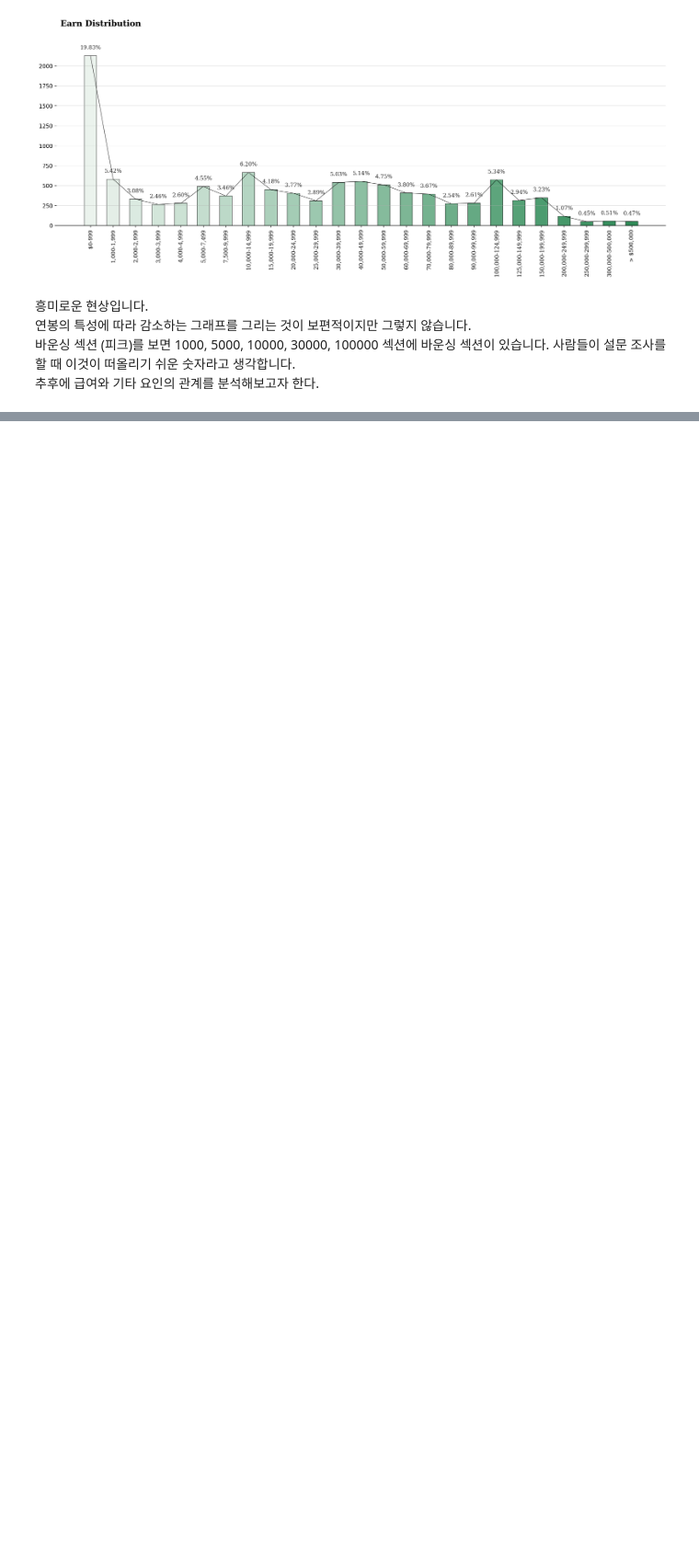
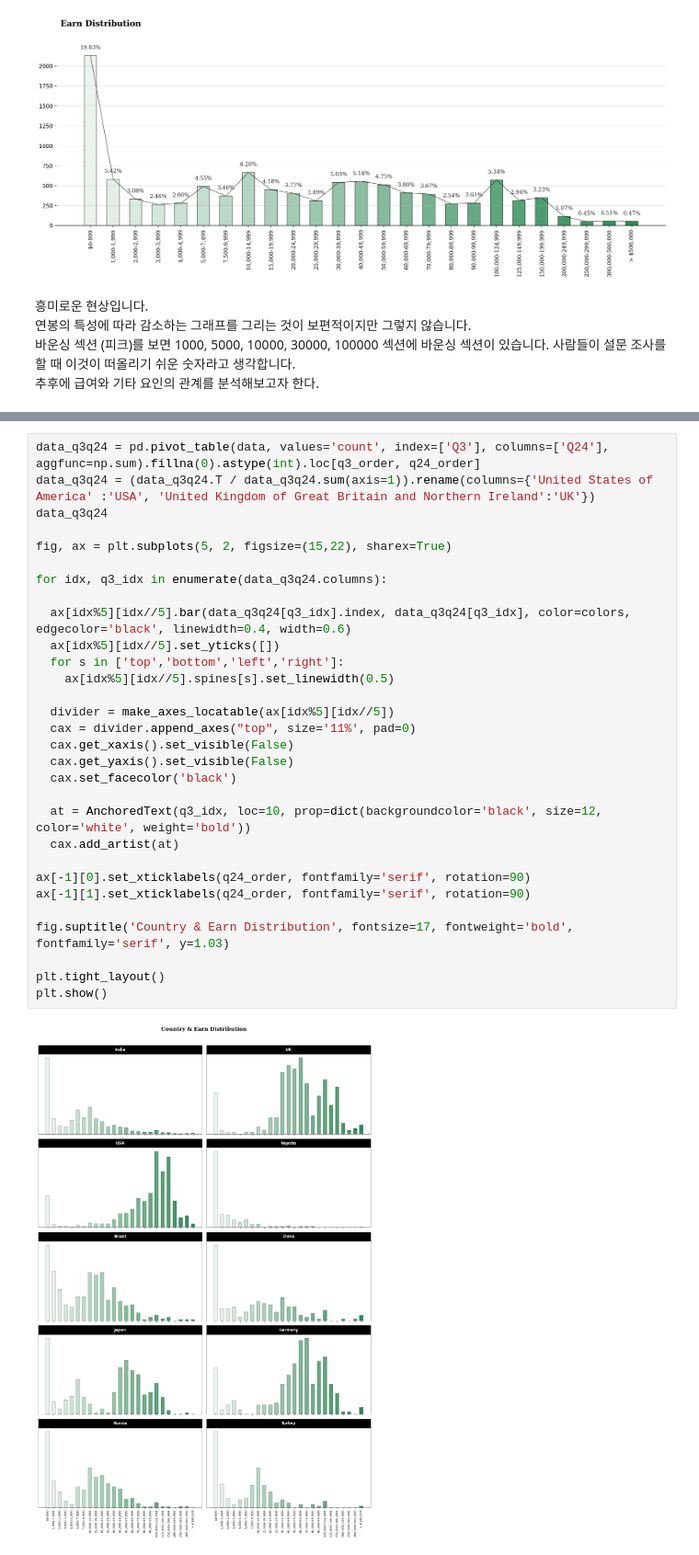
Before and after one commit to OH1107/Kaggle, a Jupyter notebook: 2020 Kaggle Machine Learning & Data Science Survey/[Kaggle_2020]_Visualization_&_Analysis.ipynb, the cells around one changed output, grey strips where cells are left out. Shown at 92% size. Saved outputs shown, nothing was run; the diff lists cells and outputs as text; blank space fills up the shorter version.

```diff
--- a/2020 Kaggle Machine Learning & Data Science Survey/[Kaggle_2020]_Visualization_&_Analysis.ipynb
+++ b/2020 Kaggle Machine Learning & Data Science Survey/[Kaggle_2020]_Visualization_&_Analysis.ipynb
@@ -507,0 +581,32 @@ plt.show()
+# %%
+data_q3q24 = pd.pivot_table(data, values='count', index=['Q3'], columns=['Q24'], aggfunc=np.sum).fillna(0).astype(int).loc[q3_order, q24_order]
+data_q3q24 = (data_q3q24.T / data_q3q24.sum(axis=1)).rename(columns={'United States of America' :'USA', 'United Kingdom of Great Britain and Northern Ireland':'UK'})
+data_q3q24
+
+fig, ax = plt.subplots(5, 2, figsize=(15,22), sharex=True)
+
+for idx, q3_idx in enumerate(data_q3q24.columns):
+
+  ax[idx%5][idx//5].bar(data_q3q24[q3_idx].index, data_q3q24[q3_idx], color=colors, edgecolor='black', linewidth=0.4, width=0.6)
+  ax[idx%5][idx//5].set_yticks([])
+  for s in ['top','bottom','left','right']:
+    ax[idx%5][idx//5].spines[s].set_linewidth(0.5)
+
+  divider = make_axes_locatable(ax[idx%5][idx//5])
+  cax = divider.append_axes("top", size='11%', pad=0)
+  cax.get_xaxis().set_visible(False)
+  cax.get_yaxis().set_visible(False)
+  cax.set_facecolor('black')
+
+  at = AnchoredText(q3_idx, loc=10, prop=dict(backgroundcolor='black', size=12, color='white', weight='bold'))
+  cax.add_artist(at)
+
+ax[-1][0].set_xticklabels(q24_order, fontfamily='serif', rotation=90)
+ax[-1][1].set_xticklabels(q24_order, fontfamily='serif', rotation=90)
+
+fig.suptitle('Country & Earn Distribution', fontsize=17, fontweight='bold', fontfamily='serif', y=1.03)
+
+plt.tight_layout()
+plt.show()
+# %% [output]
+[figure, added]
```
Also changed, not shown: parts of 6 cells of this notebook.
